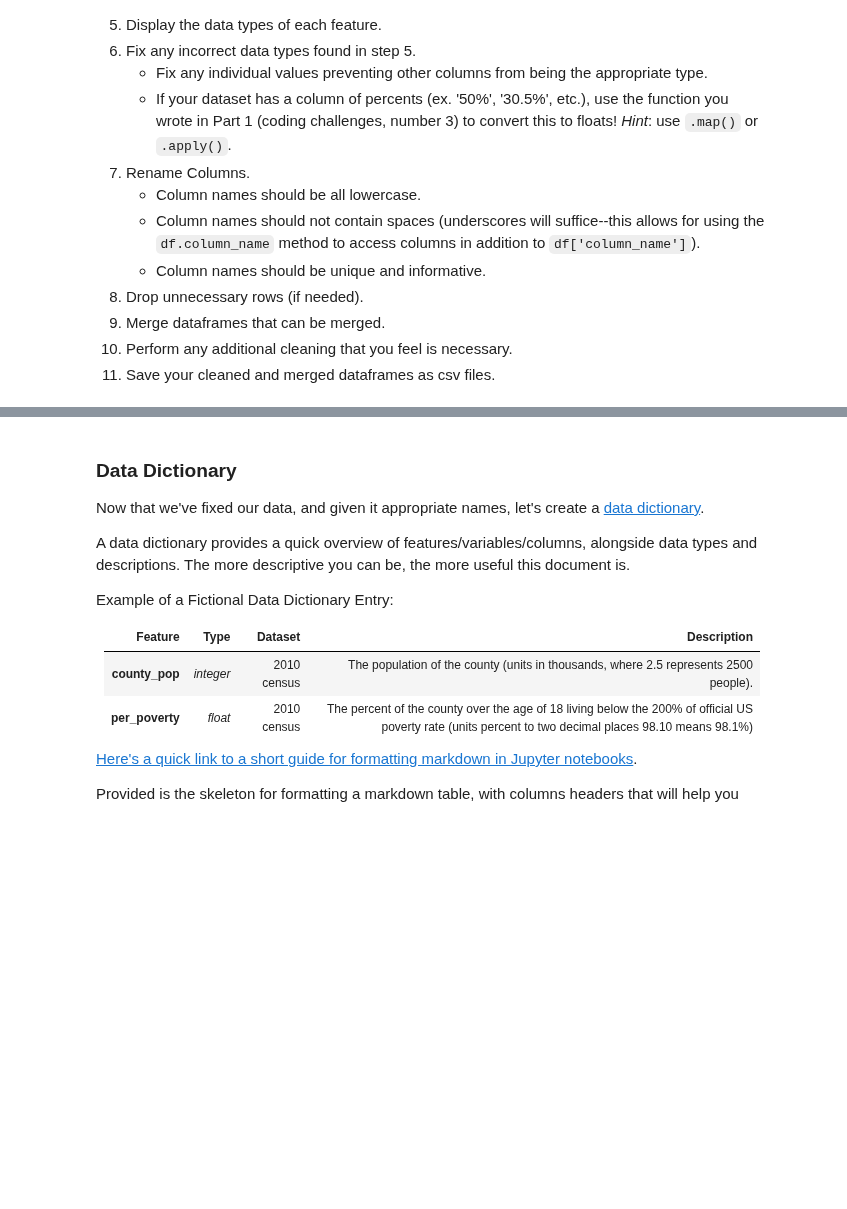
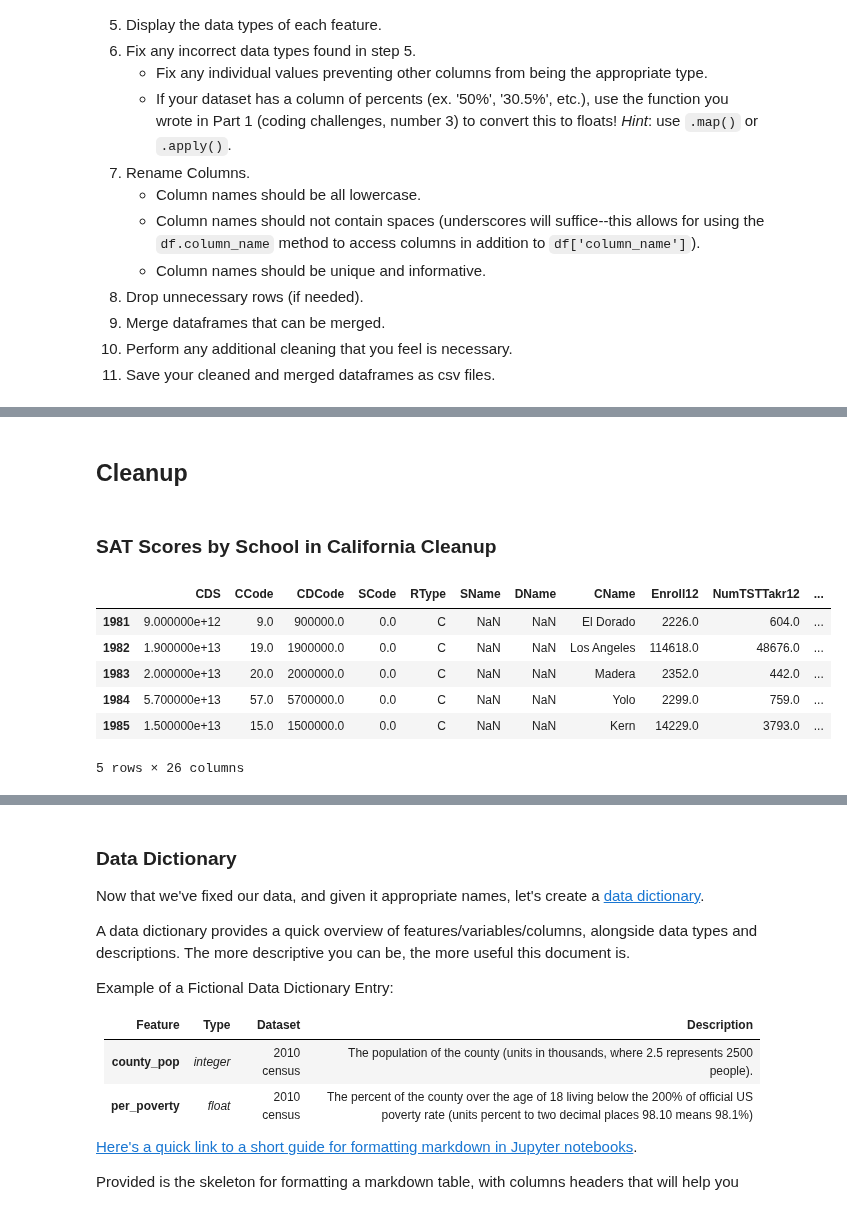
Before and after one commit to pezpet/general-assembly, a Jupyter notebook: labs/project-1-master/code/starter-code.ipynb, the cells around one changed output, grey strips where cells are left out. Saved outputs shown, nothing was run; the diff lists cells and outputs as text; code cells hidden in the pictures; blank space fills up the shorter version.

```diff
--- a/labs/project-1-master/code/starter-code.ipynb
+++ b/labs/project-1-master/code/starter-code.ipynb
@@ -375,5 +184,3 @@ ca_sat.head()
-# %%
-ca_sat.drop(columns=['CDS', 'CCode', 'CDCode', 'SCode', 'RType'], inplace=True)
 # %%
 ca_sat.head()
 # %% [output]
@@ -395,0 +219,14 @@ ca_act.head()
+# %% [markdown]
+## Cleanup
+# %% [markdown]
+### SAT Scores by School in California Cleanup
+# %%
+ca_sat[ca_sat['RType'] == 'C'].head()
+# %% [output]
+|  | CDS | CCode | CDCode | SCode | RType | SName | DName | CName | Enroll12 | NumTSTTakr12 | ... |
+| 1981 | 9.000000e+12 | 9.0 | 900000.0 | 0.0 | C | NaN | NaN | El Dorado | 2226.0 | 604.0 | ... |
+| 1982 | 1.900000e+13 | 19.0 | 1900000.0 | 0.0 | C | NaN | NaN | Los Angeles | 114618.0 | 48676.0 | ... |
+| 1983 | 2.000000e+13 | 20.0 | 2000000.0 | 0.0 | C | NaN | NaN | Madera | 2352.0 | 442.0 | ... |
+| 1984 | 5.700000e+13 | 57.0 | 5700000.0 | 0.0 | C | NaN | NaN | Yolo | 2299.0 | 759.0 | ... |
+| 1985 | 1.500000e+13 | 15.0 | 1500000.0 | 0.0 | C | NaN | NaN | Kern | 14229.0 | 3793.0 | ... |
+5 rows × 26 columns
```
Also changed, not shown: parts of 71 cells of this notebook, 1 other file.
